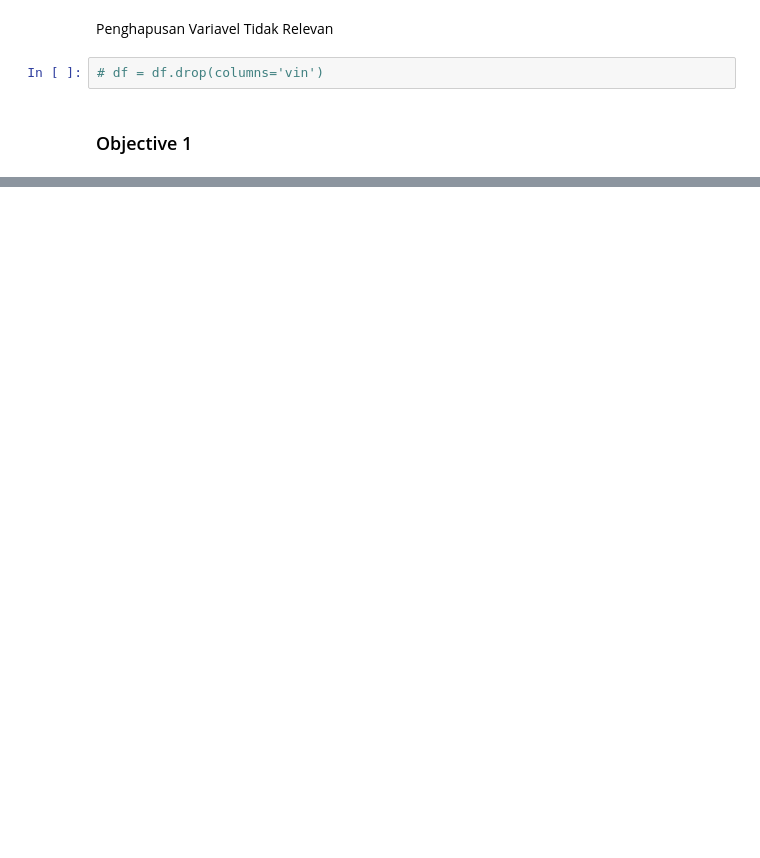
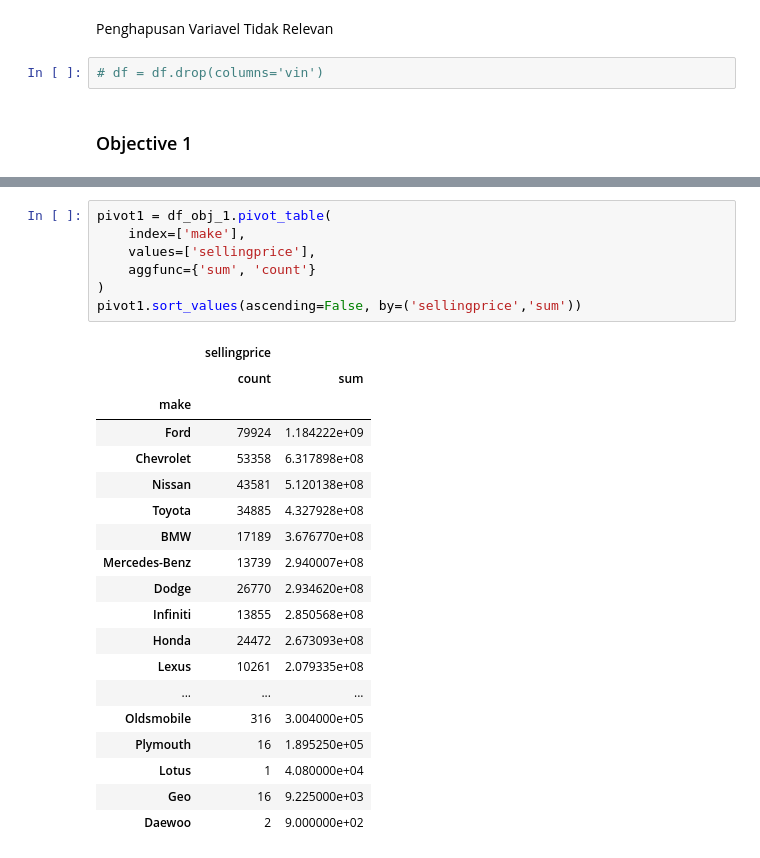
Before and after one commit to R3Z4P4HL3V1/UsedCarAnalysis, a Jupyter notebook: index.ipynb, the cells around one changed output, grey strips where cells are left out. Saved outputs shown, nothing was run; the diff lists cells and outputs as text; blank space fills up the shorter version.

```diff
--- a/index.ipynb
+++ b/index.ipynb
@@ -247,2 +249,29 @@ plt.show()
+# %%
+pivot1 = df_obj_1.pivot_table(
+    index=['make'],
+    values=['sellingprice'],
+    aggfunc={'sum', 'count'}
+)
+pivot1.sort_values(ascending=False, by=('sellingprice','sum'))
+# %% [output]
+|  | sellingprice |  |
+|  | count | sum |
+| make |  |  |
+| Ford | 79924 | 1.184222e+09 |
+| Chevrolet | 53358 | 6.317898e+08 |
+| Nissan | 43581 | 5.120138e+08 |
+| Toyota | 34885 | 4.327928e+08 |
+| BMW | 17189 | 3.676770e+08 |
+| Mercedes-Benz | 13739 | 2.940007e+08 |
+| Dodge | 26770 | 2.934620e+08 |
+| Infiniti | 13855 | 2.850568e+08 |
+| Honda | 24472 | 2.673093e+08 |
+| Lexus | 10261 | 2.079335e+08 |
+| ... | ... | ... |
+| Oldsmobile | 316 | 3.004000e+05 |
+| Plymouth | 16 | 1.895250e+05 |
+| Lotus | 1 | 4.080000e+04 |
+| Geo | 16 | 9.225000e+03 |
+| Daewoo | 2 | 9.000000e+02 |
 # %%
 # banyaknya pembelian berdasarkan tahun keluaran mobil
```
Also changed, not shown: parts of 8 cells of this notebook.
